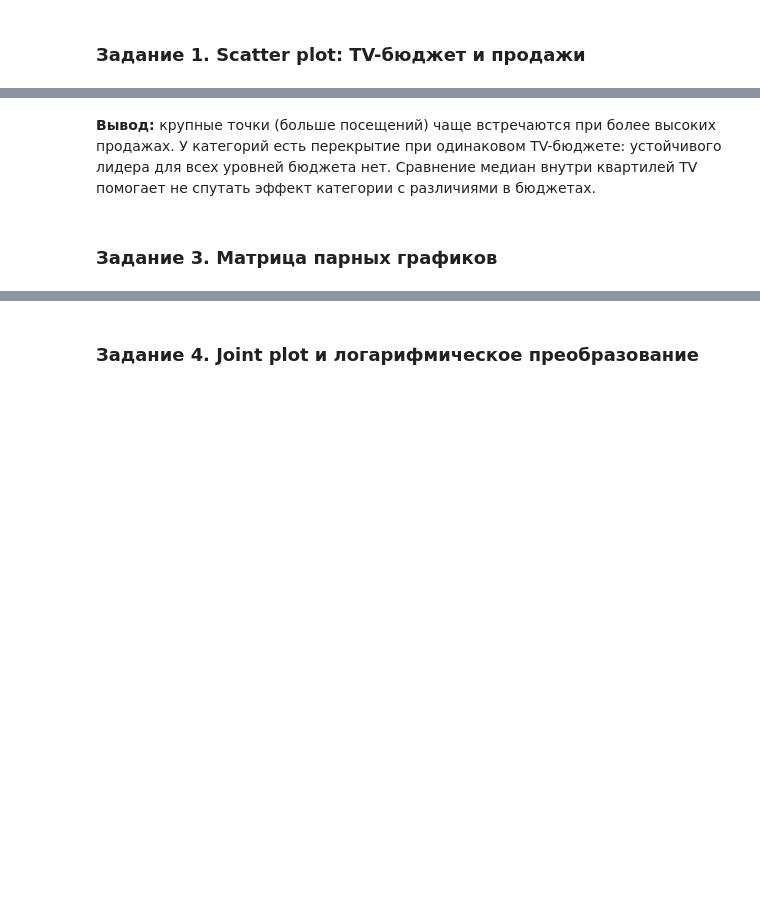
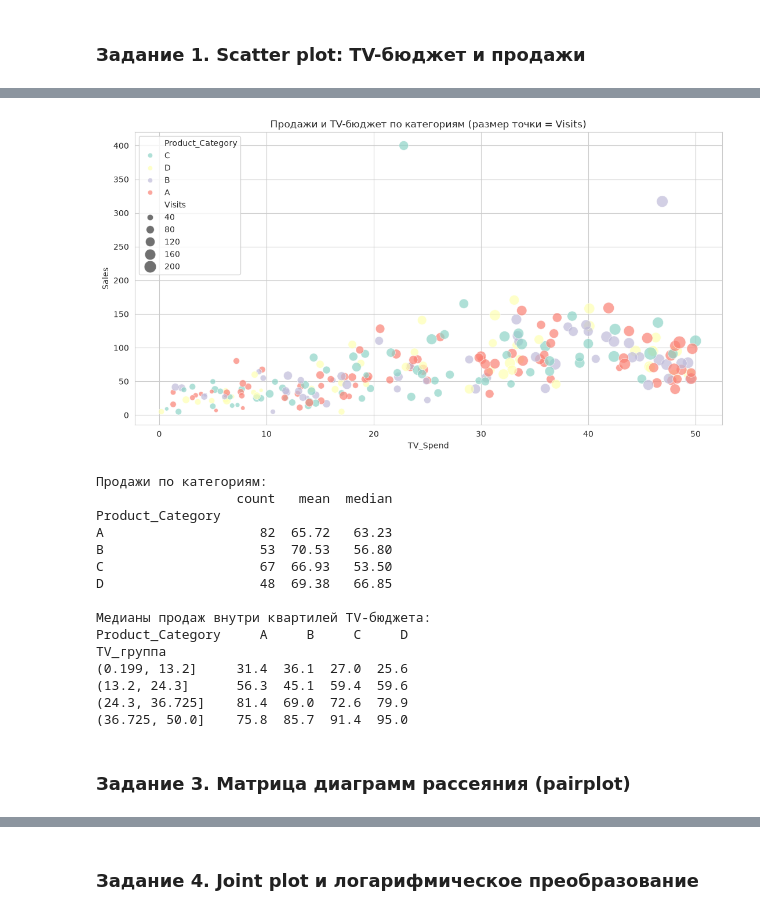
Before and after one commit to Torfiks/university, a Jupyter notebook: processing_and_anals/task_8/task_8.ipynb, the cells around one changed output, grey strips where cells are left out. Saved outputs shown, nothing was run; the diff lists cells and outputs as text; code cells hidden in the pictures; blank space fills up the shorter version.

```diff
--- a/processing_and_anals/task_8/task_8.ipynb
+++ b/processing_and_anals/task_8/task_8.ipynb
@@ -37,17 +63,35 @@ print(f'Вершина параболы: TV ≈ {-coef[1]/(2*coef[0]):.1f}')
 # %%
 plt.figure(figsize=(11, 6))
 sns.scatterplot(data=df, x='TV_Spend', y='Sales', hue='Product_Category', size='Visits', sizes=(25, 250), alpha=0.7)
-plt.title('Продажи и TV-бюджет по категориям (размер = Visits)')
+plt.title('Продажи и TV-бюджет по категориям (размер точки = Visits)')
 plt.tight_layout()
 plt.show()
+
 print('Продажи по категориям:')
 print(df.groupby('Product_Category')['Sales'].agg(['count', 'mean', 'median']).round(2))
-print('Медианы продаж в квартилях TV-бюджета:')
-print(df.assign(TV_группа=pd.qcut(df['TV_Spend'], 4)).groupby(['TV_группа', 'Product_Category'], observed=True)['Sales'].median().unstack().round(1))
+print()
+print('Медианы продаж внутри квартилей TV-бюджета:')
+quartile_medians = df.assign(TV_группа=pd.qcut(df['TV_Spend'], 4)).groupby(['TV_группа', 'Product_Category'], observed=True)['Sales'].median().unstack().round(1)
+print(quartile_medians)
+# %% [output]
+[figure, added]
+Продажи по категориям:
+                  count   mean  median
+Product_Category
+A                    82  65.72   63.23
+B                    53  70.53   56.80
+C                    67  66.93   53.50
+D                    48  69.38   66.85
+
+Медианы продаж внутри квартилей TV-бюджета:
+Product_Category     A     B     C     D
+TV_группа
+(0.199, 13.2]     31.4  36.1  27.0  25.6
+(13.2, 24.3]      56.3  45.1  59.4  59.6
+(24.3, 36.725]    81.4  69.0  72.6  79.9
+(36.725, 50.0]    75.8  85.7  91.4  95.0
-# %% [markdown]
-**Вывод:** крупные точки (больше посещений) чаще встречаются при более высоких продажах. У категорий есть перекрытие при одинаковом TV-бюджете: устойчивого лидера для всех уровней бюджета нет. Сравнение медиан внутри квартилей TV помогает не спутать эффект категории с различиями в бюджетах.
 # %% [markdown]
-### Задание 3. Матрица парных графиков
+### Задание 3. Матрица диаграмм рассеяния (pairplot)
 # %%
 grid = sns.pairplot(df, vars=numeric_cols, hue='Product_Category', diag_kind='kde', plot_kws={'alpha': 0.5, 's': 20}, diag_kws={'fill': False})
 grid.fig.suptitle('Попарные связи числовых признаков', y=1.02)
```
Also changed, not shown: parts of 12 cells of this notebook, 22 other files.
